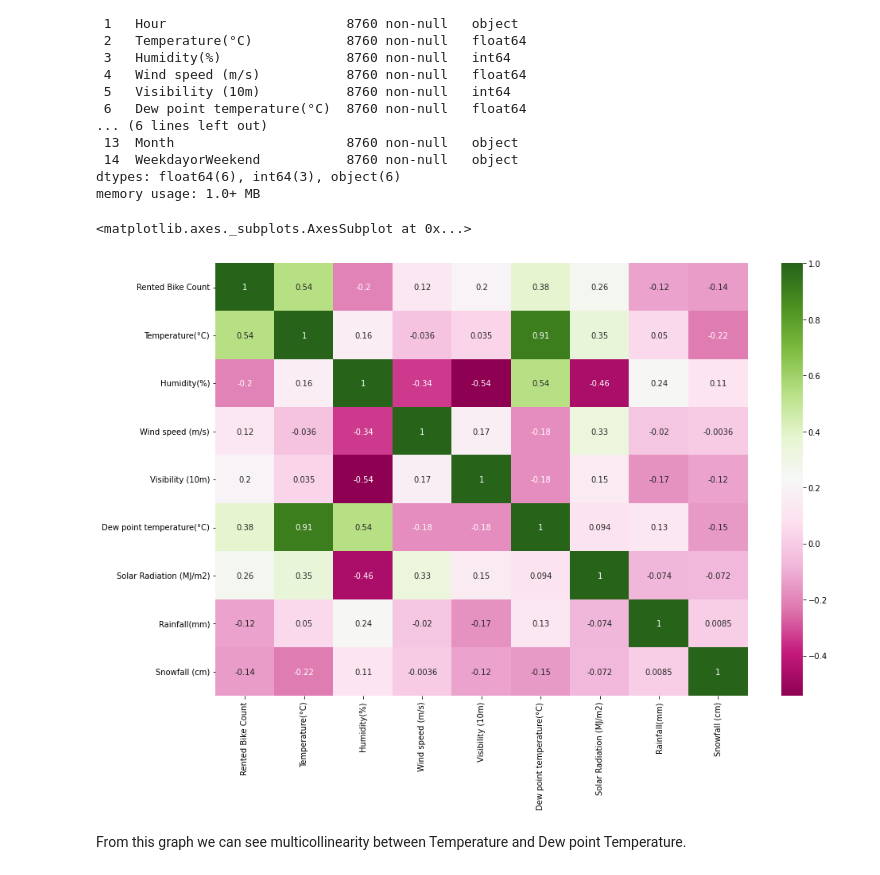
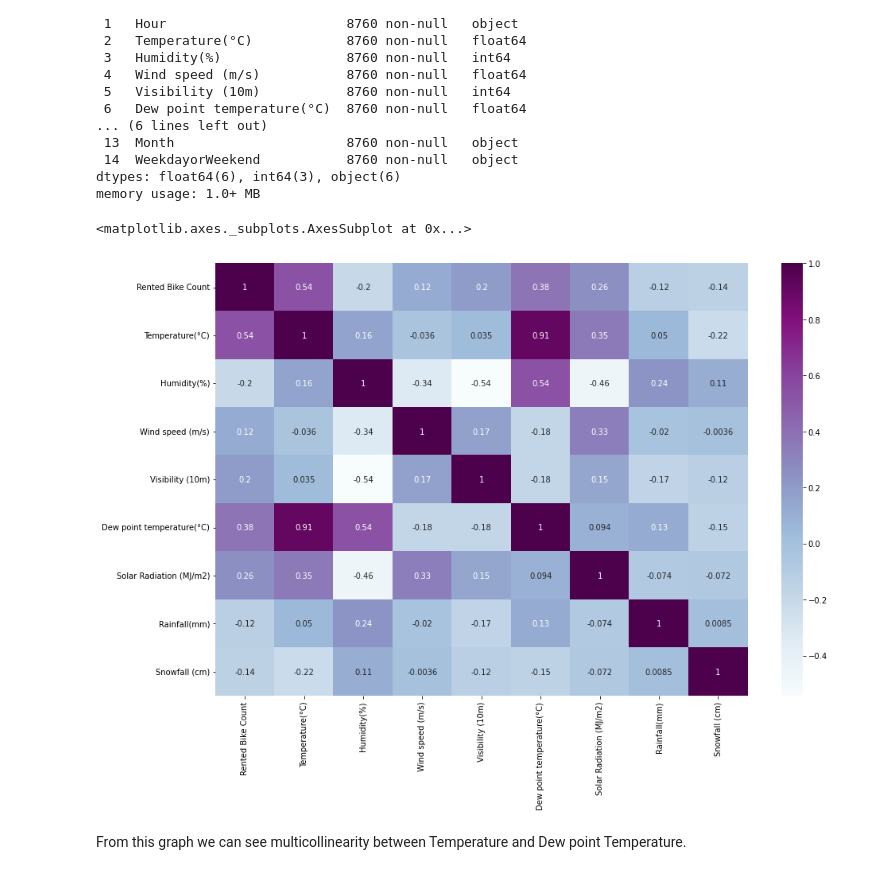
Before and after one commit to ShubhKjoshi/Bike_sharing_demand_prediction_Capstone-_project_Regression, a Jupyter notebook: Bike_Sharing_Demand_Prediction_Capstone_Project.ipynb, the cells around one changed output. Drawn from its saved outputs; the diff is of its cells as text; code cells hidden in the pictures.

```diff
--- a/Bike_Sharing_Demand_Prediction_Capstone_Project.ipynb
+++ b/Bike_Sharing_Demand_Prediction_Capstone_Project.ipynb
@@ -265,10 +300,10 @@ memory usage: 1.0+ MB
 # %%
 #checking correlation using heatmap
 plt.figure(figsize=(15,10))
-sns.heatmap(rentalbike_df.corr(),cmap='PiYG',annot=True)
+sns.heatmap(rentalbike_df.corr(),cmap='BuPu',annot=True)
 # %% [output]
 <matplotlib.axes._subplots.AxesSubplot at 0x...>
-[figure, old version]
+[figure, new version]
 # %% [markdown]
 From this graph we can see multicollinearity between Temperature and Dew point Temperature.
 # %% [markdown]
```
Also changed, not shown: parts of 25 cells of this notebook.
